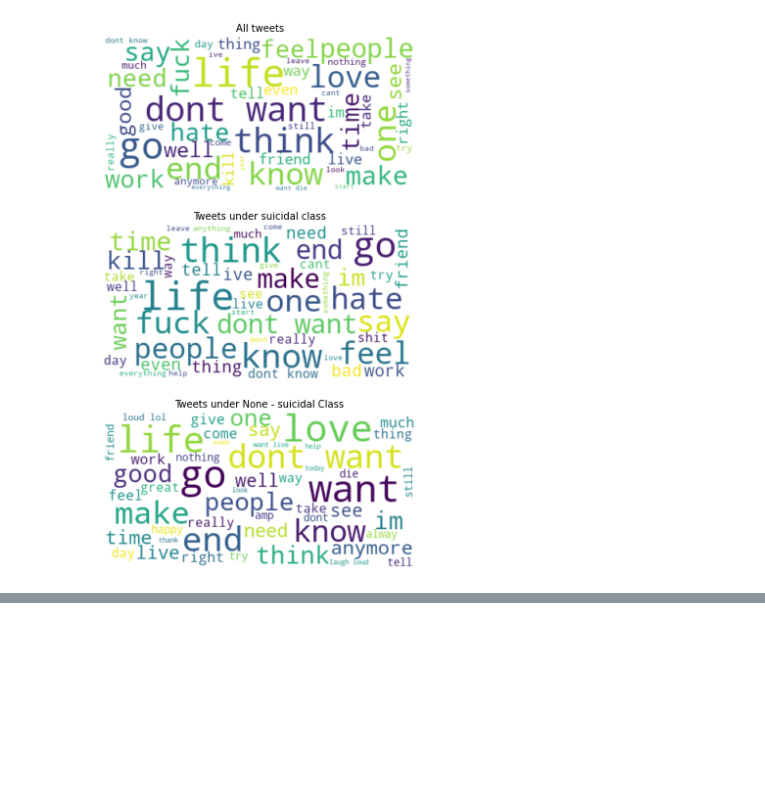
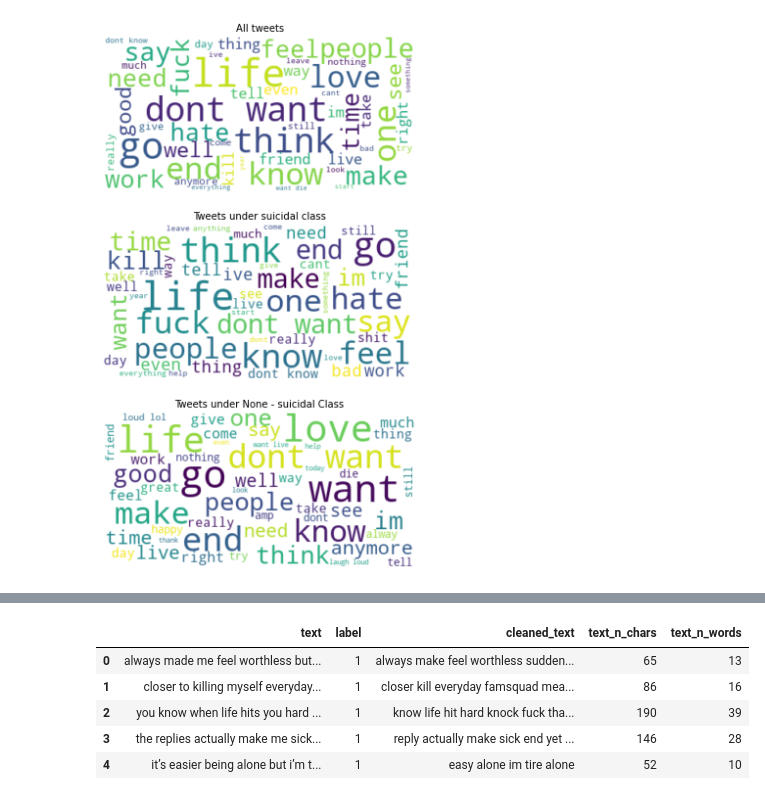
Before and after one commit to rezaul-h/Suicide-Ideation-Detection-with-NLP, a Jupyter notebook: preprocessing.ipynb, the cells around one changed output, grey strips where cells are left out. Cells and saved outputs as stored; diff of their text form; code cells hidden in the pictures; blank space fills up the shorter version.

```diff
--- a/preprocessing.ipynb
+++ b/preprocessing.ipynb
@@ -425,0 +451,11 @@ df.to_csv(path+'/dataset/created/cleaned_df.csv',index=False)
+# %%
+df['text_n_chars'] = df.text.apply(len) # count all chars in each sentence
+df['text_n_words'] = df.text.apply(lambda sent: len(sent.split())) # count number of words in each sentence
+df.head()
+# %% [output]
+|  | text | label | cleaned_text | text_n_chars | text_n_words |
+| 0 | always made me feel worthless but... | 1 | always make feel worthless sudden... | 65 | 13 |
+| 1 | closer to killing myself everyday... | 1 | closer kill everyday famsquad mea... | 86 | 16 |
+| 2 | you know when life hits you hard ... | 1 | know life hit hard knock fuck tha... | 190 | 39 |
+| 3 | the replies actually make me sick... | 1 | reply actually make sick end yet ... | 146 | 28 |
+| 4 | it’s easier being alone but i’m t... | 1 | easy alone im tire alone | 52 | 10 |
```
Also changed, not shown: parts of 6 cells of this notebook, 1 other file.
